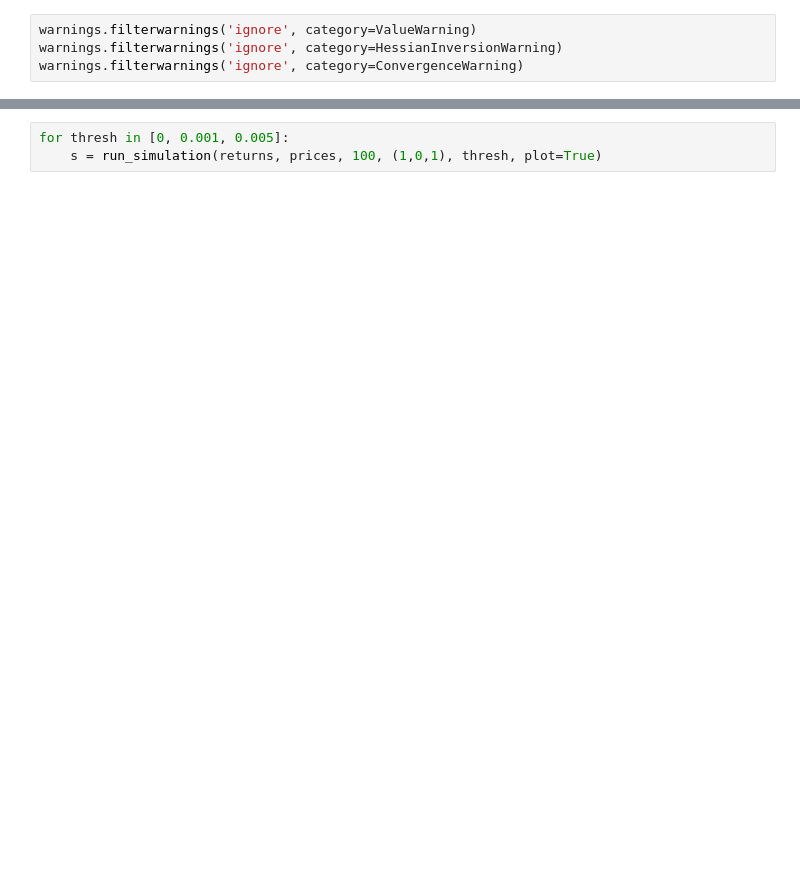
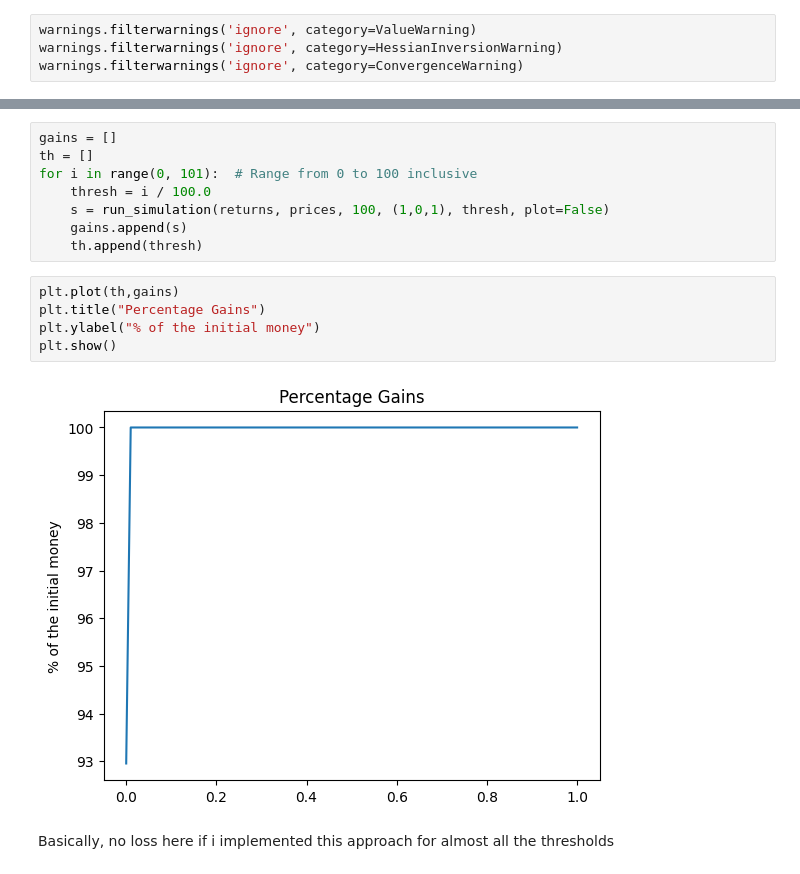
Before and after one commit to HavingFunLearning/StockPrediction, a Jupyter notebook: notebook.ipynb, the cells around one changed output, grey strips where cells are left out. Cells and saved outputs as stored; diff of their text form; blank space fills up the shorter version.

```diff
--- a/notebook.ipynb
+++ b/notebook.ipynb
@@ -126,3 +152,17 @@ s1 = run_simulation(returns, prices, 100, (1,0,0),0,True)
-# %%
-for thresh in [0, 0.001, 0.005]:
-    s = run_simulation(returns, prices, 100, (1,0,1), thresh, plot=True)
+# %%
+gains = []
+th = []
+for i in range(0, 101):  # Range from 0 to 100 inclusive
+    thresh = i / 100.0
+    s = run_simulation(returns, prices, 100, (1,0,1), thresh, plot=False)
+    gains.append(s)
+    th.append(thresh)
+# %%
+plt.plot(th,gains)
+plt.title("Percentage Gains")
+plt.ylabel("% of the initial money")
+plt.show()
+# %% [output]
+[figure, added]
+# %% [markdown]
+Basically, no loss here if i implemented this approach for almost all the thresholds
```
Also changed, not shown: parts of 9 cells of this notebook.
